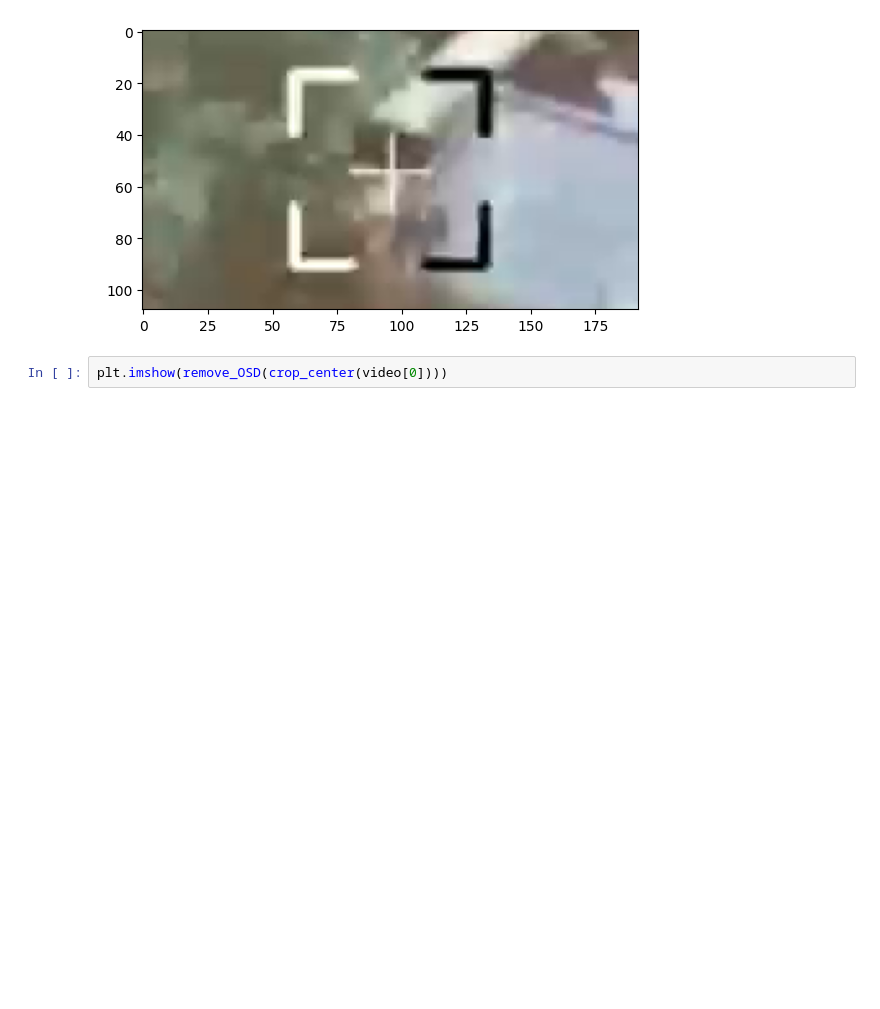
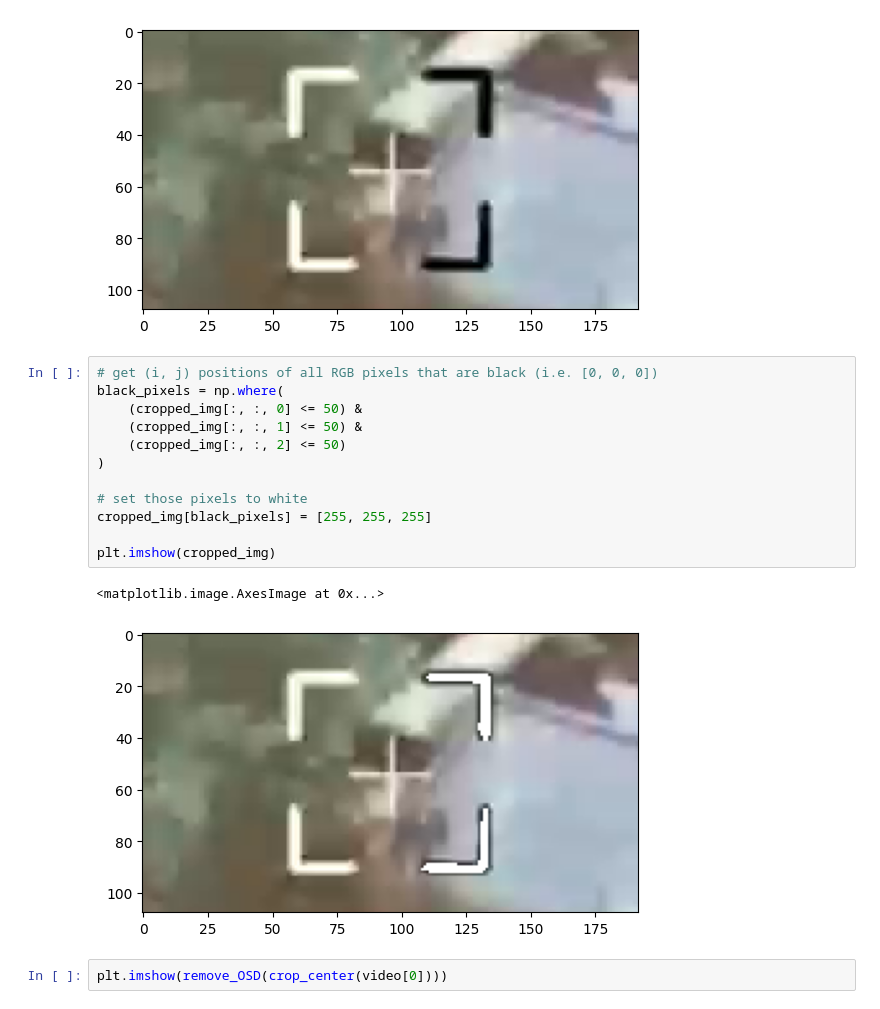
Before and after one commit to dieumerci7/OSD-Removal, a Jupyter notebook: notebooks/test.ipynb, the cells around one changed output. Drawn from its saved outputs; the diff is of its cells as text; blank space fills up the shorter version.

```diff
--- a/notebooks/test.ipynb
+++ b/notebooks/test.ipynb
@@ -64,6 +98,21 @@ plt.imshow(cropped_img)
 # %% [output]
 <matplotlib.image.AxesImage at 0x...>
 [figure]
+# %%
+# get (i, j) positions of all RGB pixels that are black (i.e. [0, 0, 0])
+black_pixels = np.where(
+    (cropped_img[:, :, 0] <= 50) &
+    (cropped_img[:, :, 1] <= 50) &
+    (cropped_img[:, :, 2] <= 50)
+)
+
+# set those pixels to white
+cropped_img[black_pixels] = [255, 255, 255]
+
+plt.imshow(cropped_img)
+# %% [output]
+<matplotlib.image.AxesImage at 0x...>
+[figure, added]
 # %%
 plt.imshow(remove_OSD(crop_center(video[0])))
 # %% [output]
```
Also changed, not shown: parts of 5 cells of this notebook.
